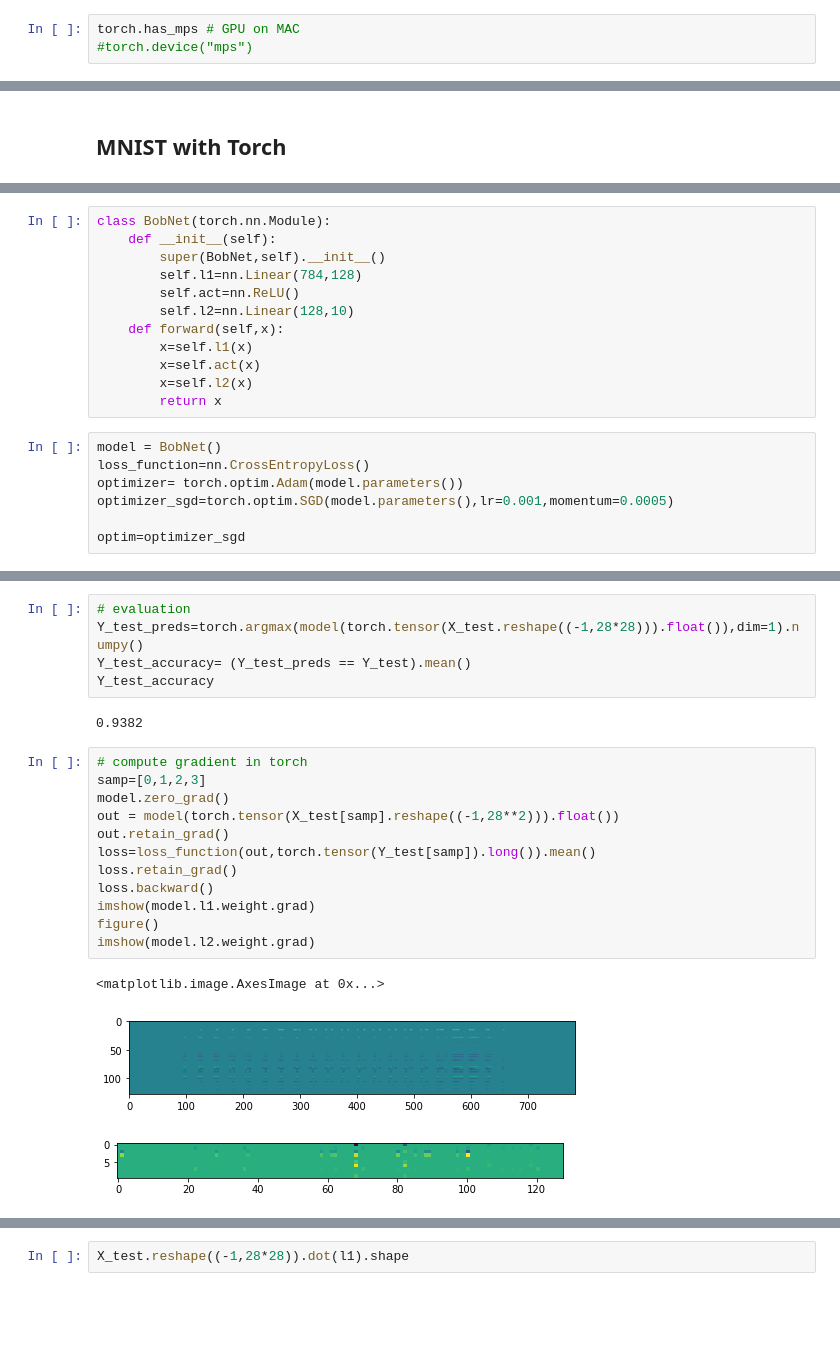
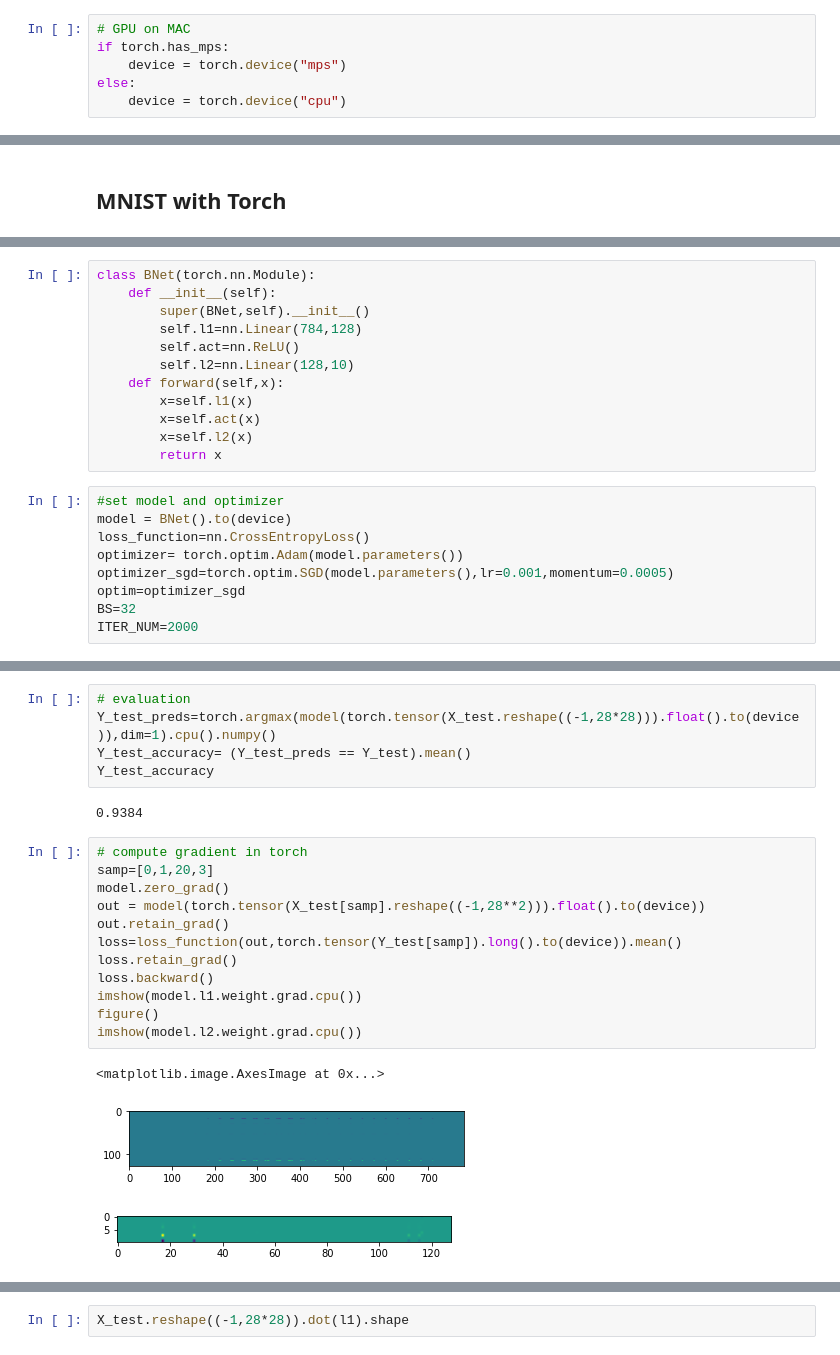
Before and after one commit to cohitai/AI_notebooks, a Jupyter notebook: mnist.ipynb, the cells around one changed output, grey strips where cells are left out. Drawn from its saved outputs; the diff is of its cells as text; blank space fills up the shorter version.

```diff
--- a/mnist.ipynb
+++ b/mnist.ipynb
@@ -12,3 +20,6 @@ Populating the interactive namespace from numpy and matplotlib
 # %%
-torch.has_mps # GPU on MAC
-#torch.device("mps")
+# GPU on MAC
+if torch.has_mps:
+    device = torch.device("mps")
+else:
+    device = torch.device("cpu")
@@ -54,7 +83,7 @@ import torch.nn as nn
 # %%
-class BobNet(torch.nn.Module):
+class BNet(torch.nn.Module):
     def __init__(self):
-        super(BobNet,self).__init__()
+        super(BNet,self).__init__()
         self.l1=nn.Linear(784,128)
         self.act=nn.ReLU()
         self.l2=nn.Linear(128,10)
@@ -64,10 +93,12 @@ class BobNet(torch.nn.Module):
         x=self.l2(x)
         return x
 # %%
-model = BobNet()
+#set model and optimizer
+model = BNet().to(device)
 loss_function=nn.CrossEntropyLoss()
 optimizer= torch.optim.Adam(model.parameters())
 optimizer_sgd=torch.optim.SGD(model.parameters(),lr=0.001,momentum=0.0005)
-
 optim=optimizer_sgd
+BS=32
+ITER_NUM=2000
 # %%
@@ -97,26 +129,26 @@ plot(accuracies)
 # %%
 # evaluation
-Y_test_preds=torch.argmax(model(torch.tensor(X_test.reshape((-1,28*28))).float()),dim=1).numpy()
+Y_test_preds=torch.argmax(model(torch.tensor(X_test.reshape((-1,28*28))).float().to(device)),dim=1).cpu().numpy()
 Y_test_accuracy= (Y_test_preds == Y_test).mean()
 Y_test_accuracy
 # %% [output]
-0.9382
+0.9384
 # %%
 # compute gradient in torch
-samp=[0,1,2,3]
+samp=[0,1,20,3]
 model.zero_grad()
-out = model(torch.tensor(X_test[samp].reshape((-1,28**2))).float())
+out = model(torch.tensor(X_test[samp].reshape((-1,28**2))).float().to(device))
 out.retain_grad()
-loss=loss_function(out,torch.tensor(Y_test[samp]).long()).mean()
+loss=loss_function(out,torch.tensor(Y_test[samp]).long().to(device)).mean()
 loss.retain_grad()
 loss.backward()
-imshow(model.l1.weight.grad)
+imshow(model.l1.weight.grad.cpu())
 figure()
-imshow(model.l2.weight.grad)
+imshow(model.l2.weight.grad.cpu())
 # %% [output]
 <matplotlib.image.AxesImage at 0x...>
-[figure, old version]
+[figure, new version]
-[figure, old version]
+[figure, new version]
 # %%
 ### init the network ###
 
```
Also changed, not shown: parts of 16 cells of this notebook, 2 other files.
